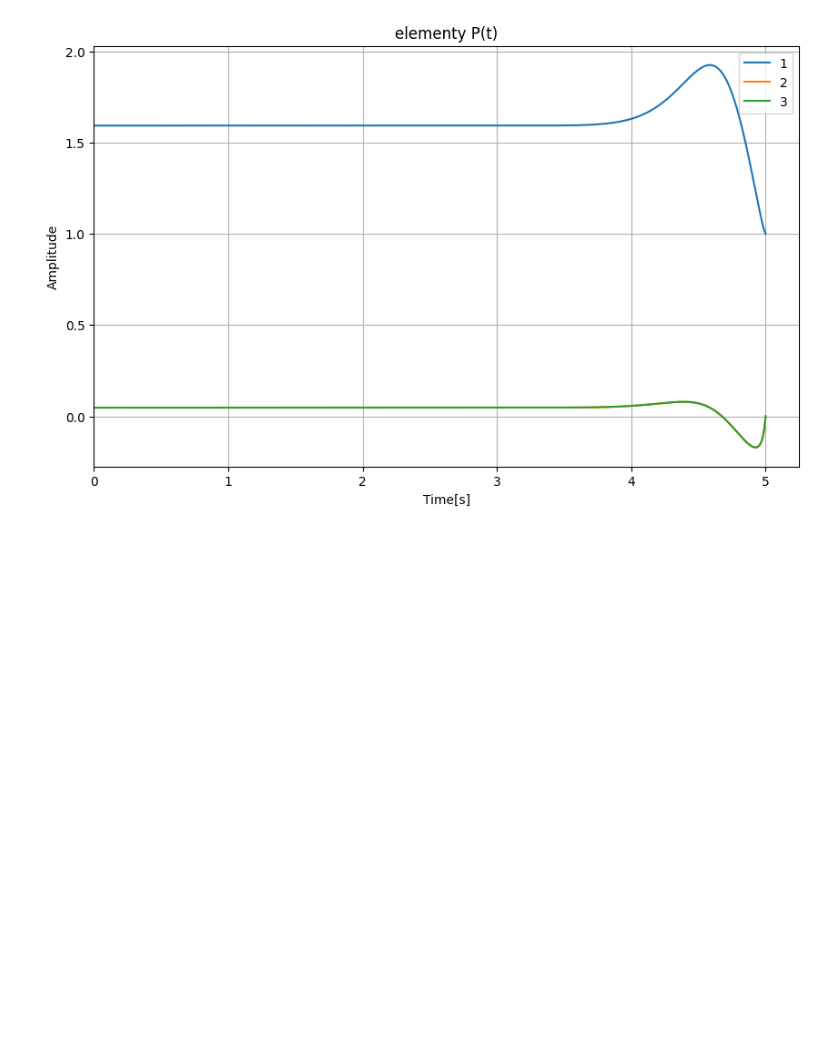
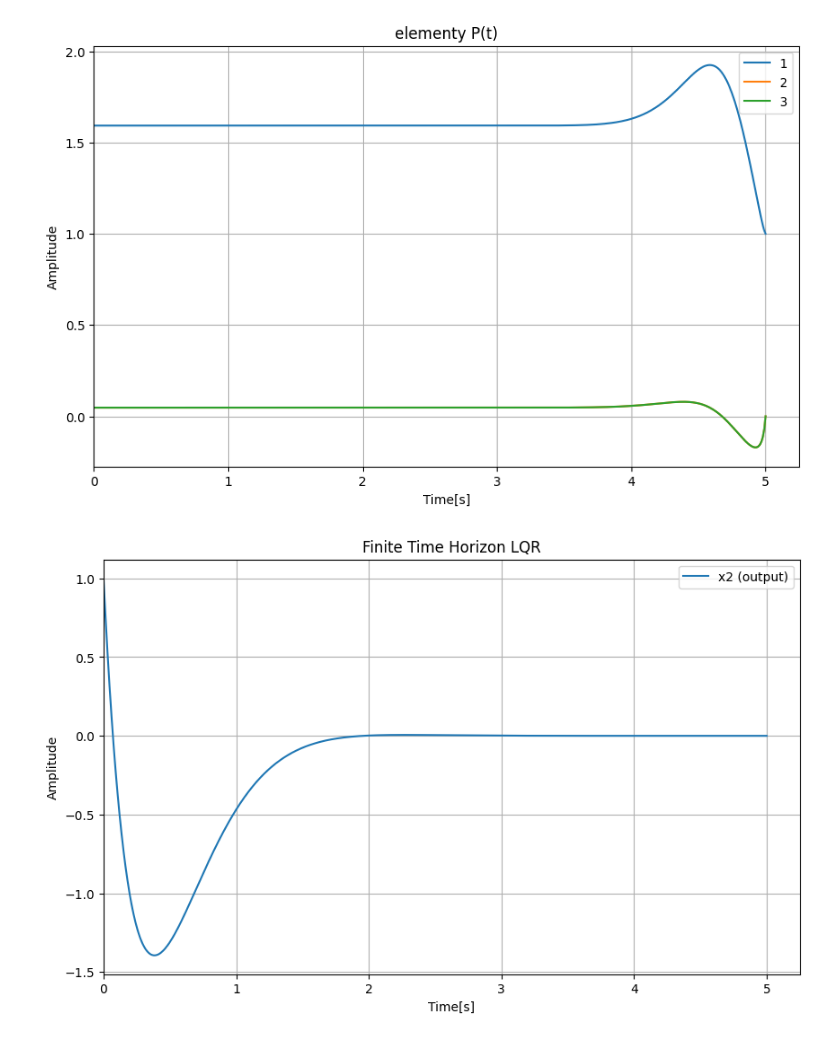
Before and after one commit to Piotr-Bednarek/ZadaniaSem5Laby, a Jupyter notebook: uso/lab7.ipynb, the cells around one changed output. Drawn from its saved outputs; the diff is of its cells as text; code cells hidden in the pictures; blank space fills up the shorter version.

```diff
--- a/uso/lab7.ipynb
+++ b/uso/lab7.ipynb
@@ -244,3 +244,14 @@ def model_FTH(x_roz, t):
     x_dot_nominal = x_dot_nominal_matrix.flatten()
 
     return x_dot_nominal
+# %%
+x0 = np.array([1, 1])
+
+t = np.linspace(0, 5, 1000)
+
+x_fth = odeint(model_FTH, x0, t)
+
+y_fth = x_fth[:, 1]
+plot_sets('Finite Time Horizon LQR', [t, y_fth, 'x2 (output)'])
+# %% [output]
+[figure, added]
```
Also changed, not shown: parts of 2 cells of this notebook.
